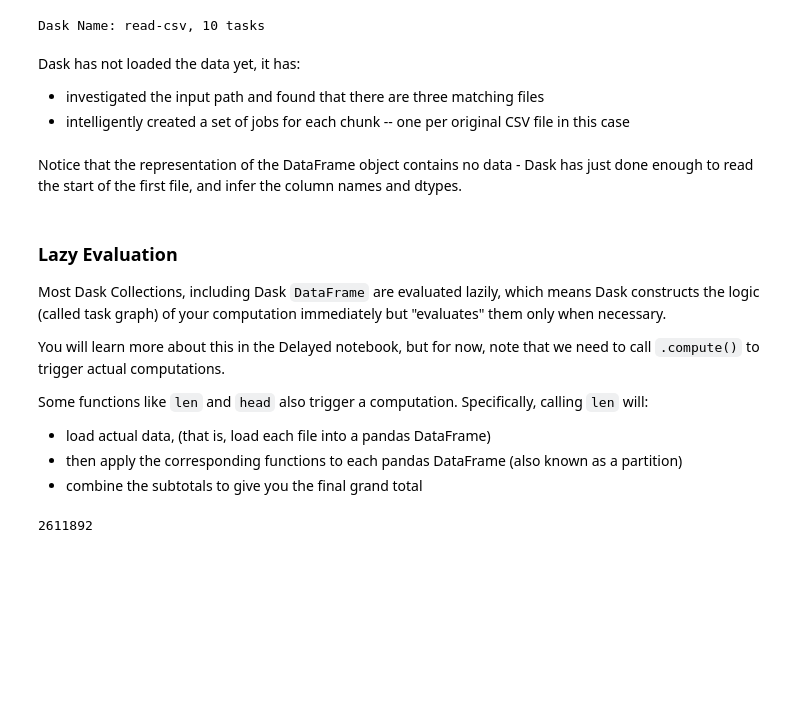
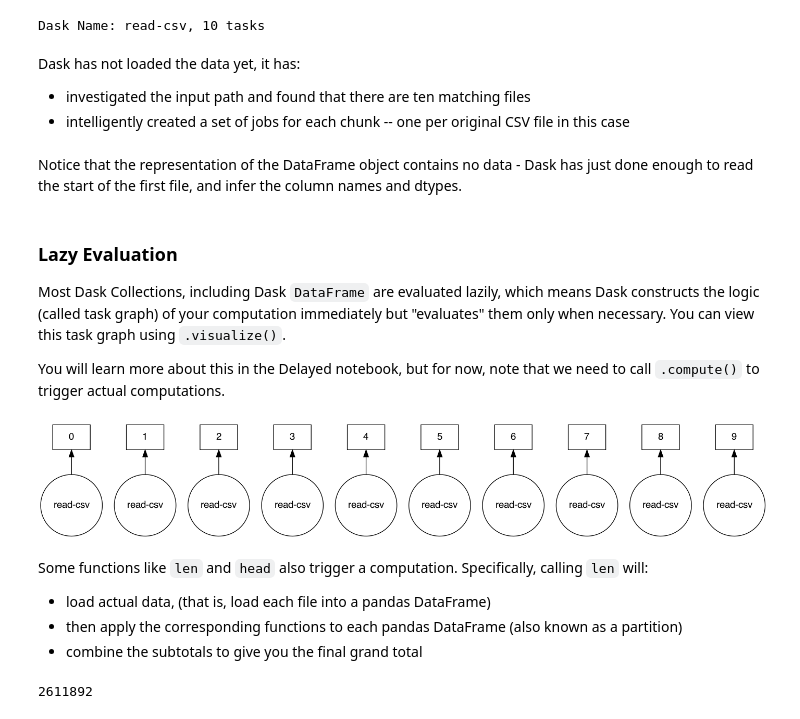
Before and after one commit to dask/dask-tutorial, a Jupyter notebook: 04_dataframe.ipynb, the cells around one changed output. Cells and saved outputs as stored; diff of their text form; code cells hidden in the pictures; blank space fills up the shorter version.

```diff
--- a/04_dataframe.ipynb
+++ b/04_dataframe.ipynb
@@ -101,21 +98,25 @@ Dask DataFrame Structure:
 Dask Name: read-csv, 10 tasks
 # %% [markdown]
 Dask has not loaded the data yet, it has:
-- investigated the input path and found that there are three matching files
+- investigated the input path and found that there are ten matching files
 - intelligently created a set of jobs for each chunk -- one per original CSV file in this case
 # %% [markdown]
 Notice that the representation of the DataFrame object contains no data - Dask has just done enough to read the start of the first file, and infer the column names and dtypes.
 # %% [markdown]
 ### Lazy Evaluation
 
-Most Dask Collections, including Dask `DataFrame` are evaluated lazily, which means Dask constructs the logic (called task graph) of your computation immediately but "evaluates" them  only when necessary.
+Most Dask Collections, including Dask `DataFrame` are evaluated lazily, which means Dask constructs the logic (called task graph) of your computation immediately but "evaluates" them  only when necessary. You can view this task graph using `.visualize()`.
 
 You will learn more about this in the Delayed notebook, but for now, note that we need to call `.compute()` to trigger actual computations.
-
-Some functions like `len` and `head` also trigger a computation. Specifically, calling `len` will:
-- load actual data, (that is, load each file into a pandas DataFrame)
-- then apply the corresponding functions to each pandas DataFrame (also known as a partition)
-- combine the subtotals to give you the final grand total
+# %%
+ddf.visualize()
+# %% [output]
+[figure, added]
+# %% [markdown]
+Some functions like `len` and `head` also trigger a computation. Specifically, calling `len` will:
+- load actual data, (that is, load each file into a pandas DataFrame)
+- then apply the corresponding functions to each pandas DataFrame (also known as a partition)
+- combine the subtotals to give you the final grand total
 # %%
 # load and count number of rows
 len(ddf)
```
Also changed, not shown: parts of 16 cells of this notebook.
